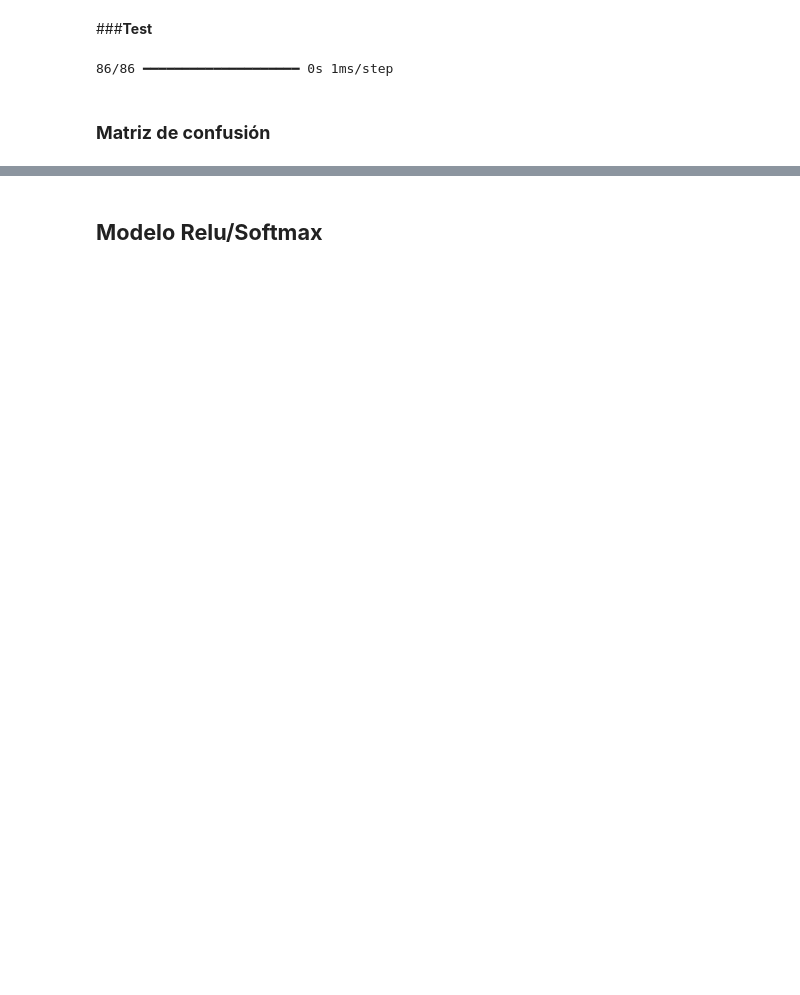
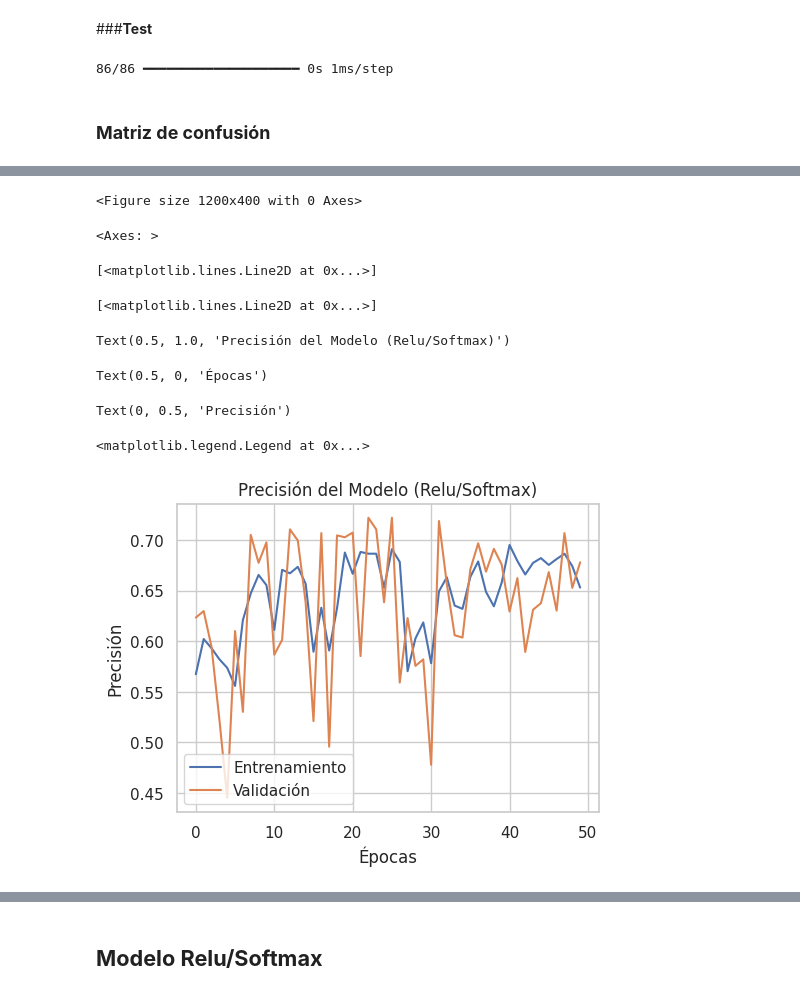
Before and after one commit to slugcraft/DryBeansClassification, a Jupyter notebook: DryBeansClassification.ipynb, the cells around one changed output, grey strips where cells are left out. Drawn from its saved outputs; the diff is of its cells as text; code cells hidden in the pictures; blank space fills up the shorter version.

```diff
--- a/DryBeansClassification.ipynb
+++ b/DryBeansClassification.ipynb
@@ -280,0 +274,22 @@ Text(0, 0.5, 'Valores Verdaderos')
+# %%
+plt.figure(figsize=(12, 4))
+
+plt.subplot(1, 2, 1)
+plt.plot(historySig.history['accuracy'], label='Entrenamiento')
+plt.plot(historySig.history['val_accuracy'], label='Validación')
+plt.title('Precisión del Modelo (Relu/Softmax)')
+plt.xlabel('Épocas')
+plt.ylabel('Precisión')
+plt.legend()
+
+plt.show()
+# %% [output]
+<Figure size 1200x400 with 0 Axes>
+<Axes: >
+[<matplotlib.lines.Line2D at 0x...>]
+[<matplotlib.lines.Line2D at 0x...>]
+Text(0.5, 1.0, 'Precisión del Modelo (Relu/Softmax)')
+Text(0.5, 0, 'Épocas')
+Text(0, 0.5, 'Precisión')
+<matplotlib.legend.Legend at 0x...>
+[figure, added]
```
Also changed, not shown: parts of 18 cells of this notebook.
